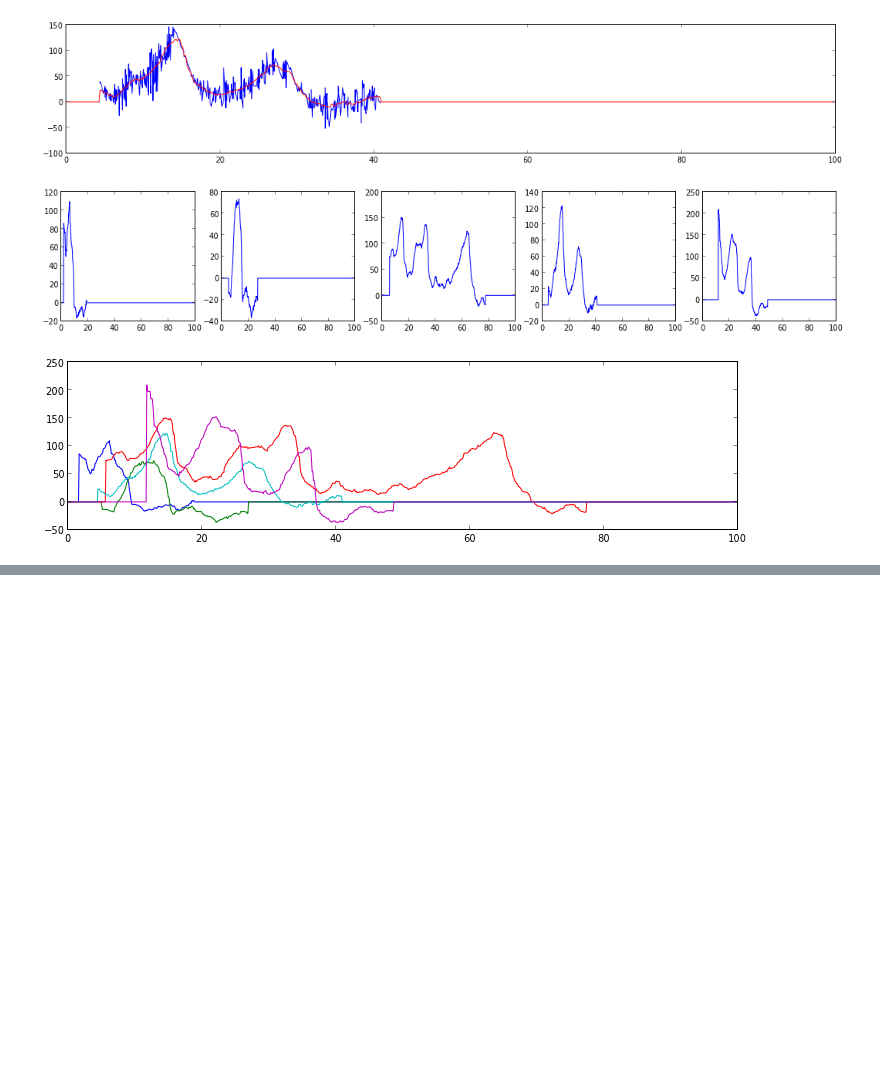
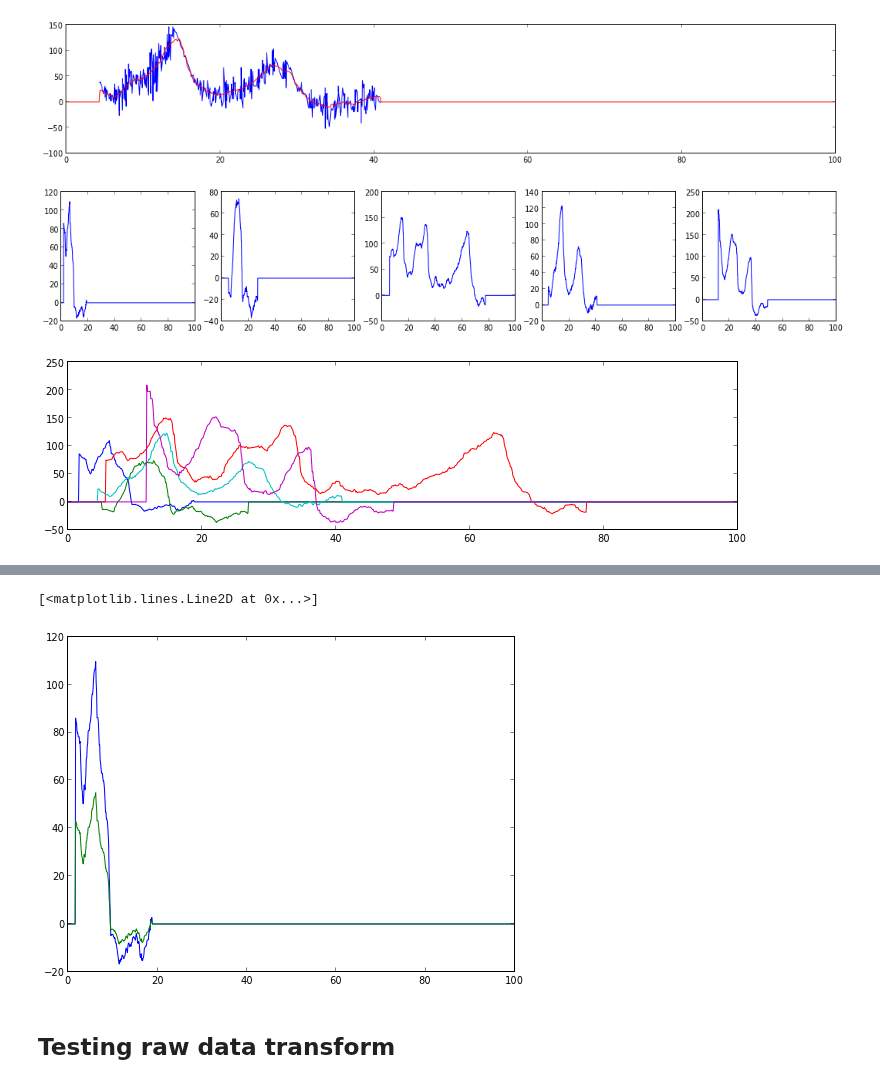
Before and after one commit to hilaryjoyce/smfs-data-analysis, a Jupyter notebook: Force-Separation Clustering.ipynb, the cells around one changed output, grey strips where cells are left out. Cells and saved outputs as stored; diff of their text form; code cells hidden in the pictures; blank space fills up the shorter version.

```diff
--- a/Force-Separation Clustering.ipynb
+++ b/Force-Separation Clustering.ipynb
@@ -259,0 +240,8 @@ plot_dendrogram(Z);
+# %%
+plot(tss_a, force_a)
+plot(tss_b, force_b)
+# %% [output]
+[<matplotlib.lines.Line2D at 0x...>]
+[figure, added]
+# %% [markdown]
+## Testing raw data transform
```
Also changed, not shown: parts of 21 cells of this notebook, 1 other file.
